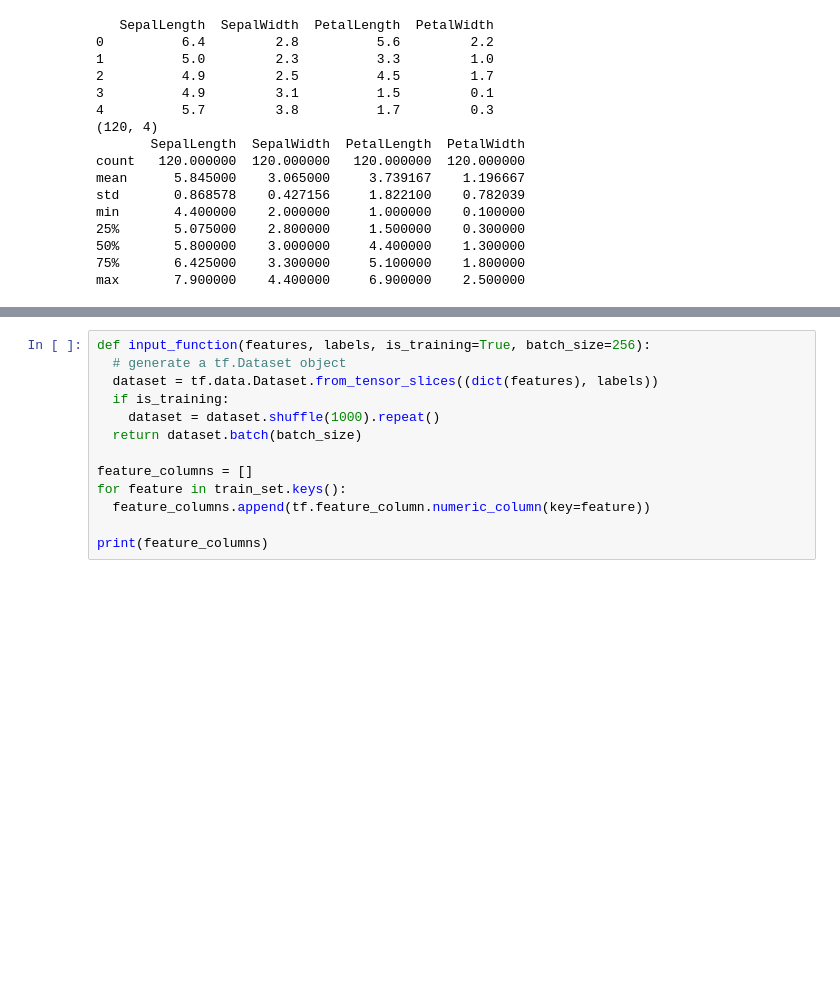
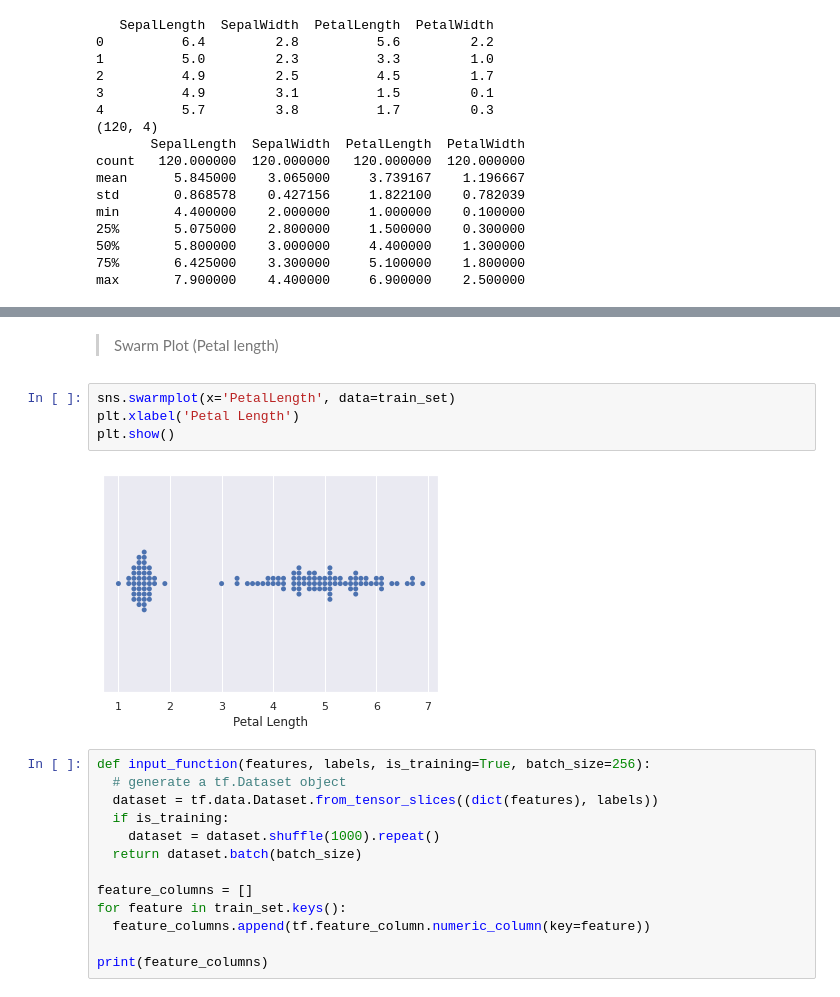
Before and after one commit to jafar-albadarneh/data-science-pot, a Jupyter notebook: Classification_using_tensorflow2.ipynb, the cells around one changed output, grey strips where cells are left out. Cells and saved outputs as stored; diff of their text form; blank space fills up the shorter version.

```diff
--- a/Classification_using_tensorflow2.ipynb
+++ b/Classification_using_tensorflow2.ipynb
@@ -58,3 +81,11 @@ max       7.900000    4.400000     6.900000    2.500000
+# %% [markdown]
+> Swarm Plot (Petal length)
+# %%
+sns.swarmplot(x='PetalLength', data=train_set)
+plt.xlabel('Petal Length')
+plt.show()
+# %% [output]
+[figure, added]
 # %%
 def input_function(features, labels, is_training=True, batch_size=256):
   # generate a tf.Dataset object
```
Also changed, not shown: parts of 15 cells of this notebook.
